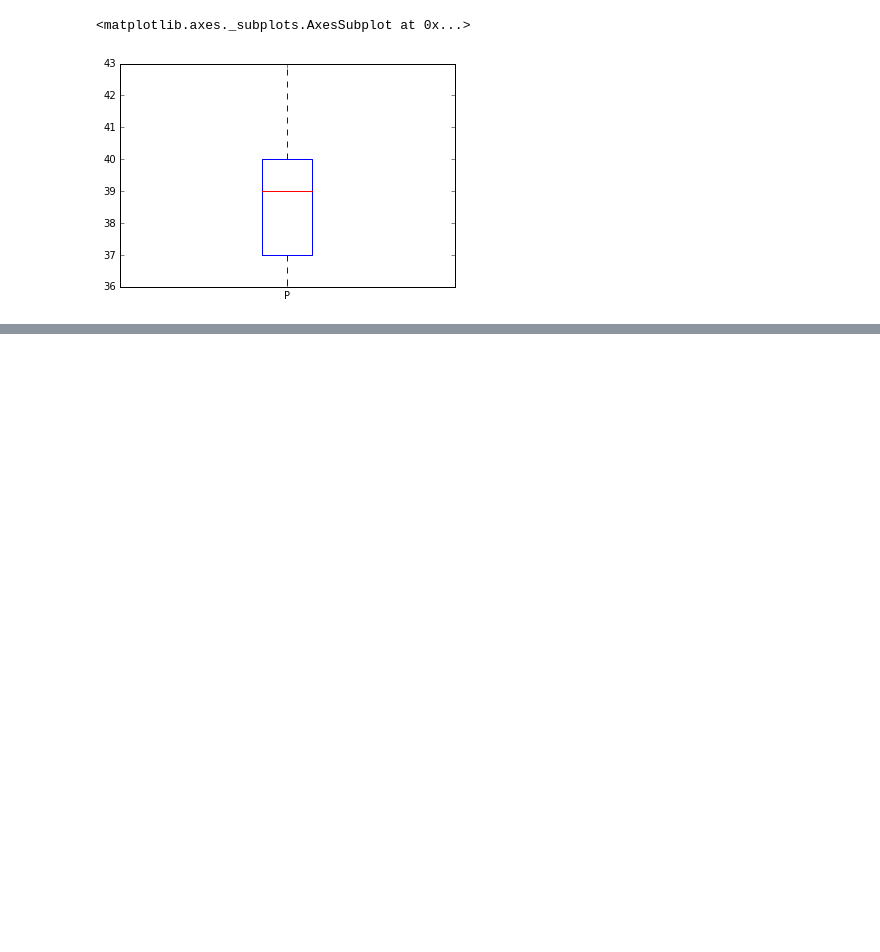
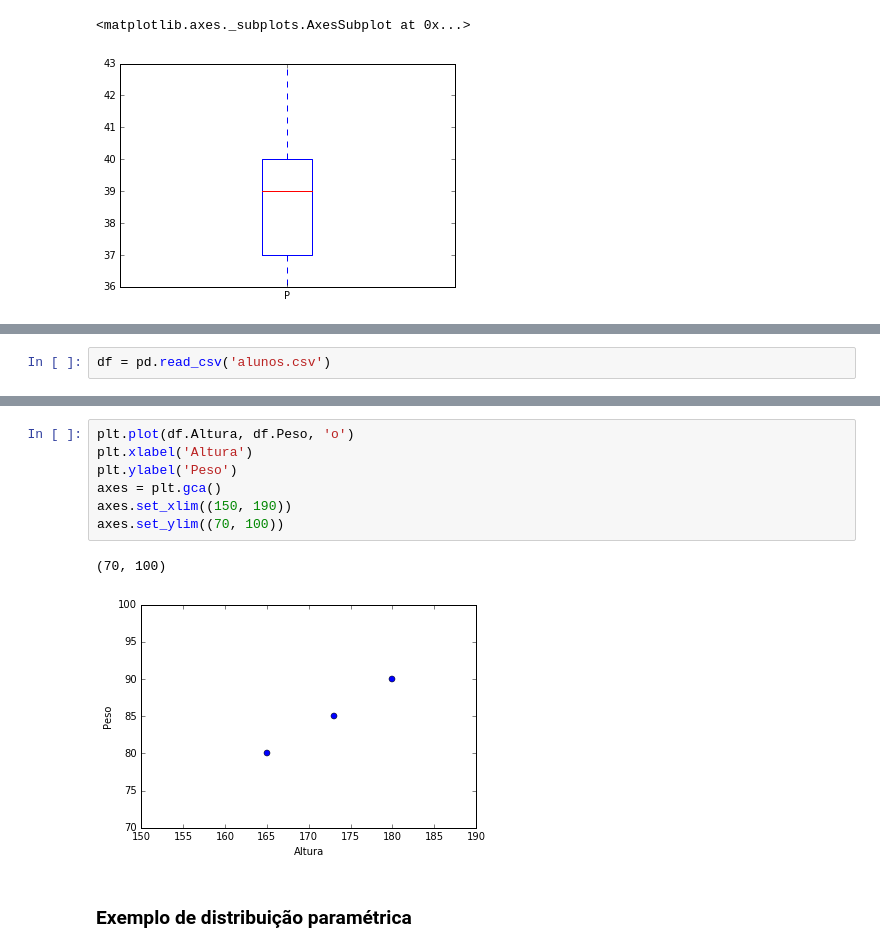
Before and after one commit to hitoshinagano/Locaweb_aulas, a Jupyter notebook: Aula.ipynb, the cells around one changed output, grey strips where cells are left out. Cells and saved outputs as stored; diff of their text form; blank space fills up the shorter version.

```diff
--- a/Aula.ipynb
+++ b/Aula.ipynb
@@ -713,0 +722,2 @@ df.P.plot(kind = 'box')
+# %%
+df = pd.read_csv('alunos.csv')
@@ -713,0 +737,12 @@ df.P.plot(kind = 'box')
+# %%
+plt.plot(df.Altura, df.Peso, 'o')
+plt.xlabel('Altura')
+plt.ylabel('Peso')
+axes = plt.gca()
+axes.set_xlim((150, 190))
+axes.set_ylim((70, 100))
+# %% [output]
+(70, 100)
+[figure, added]
+# %% [markdown]
+### Exemplo de distribuição paramétrica
```
Also changed, not shown: parts of 10 cells of this notebook.
